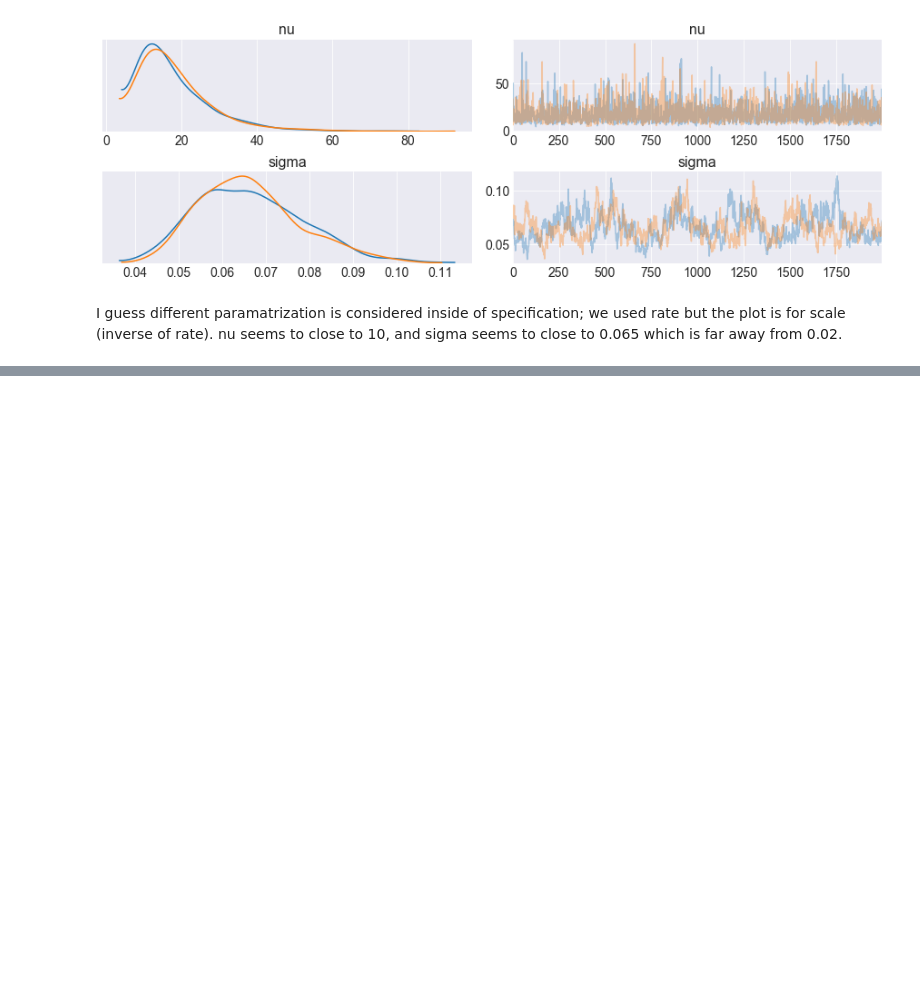
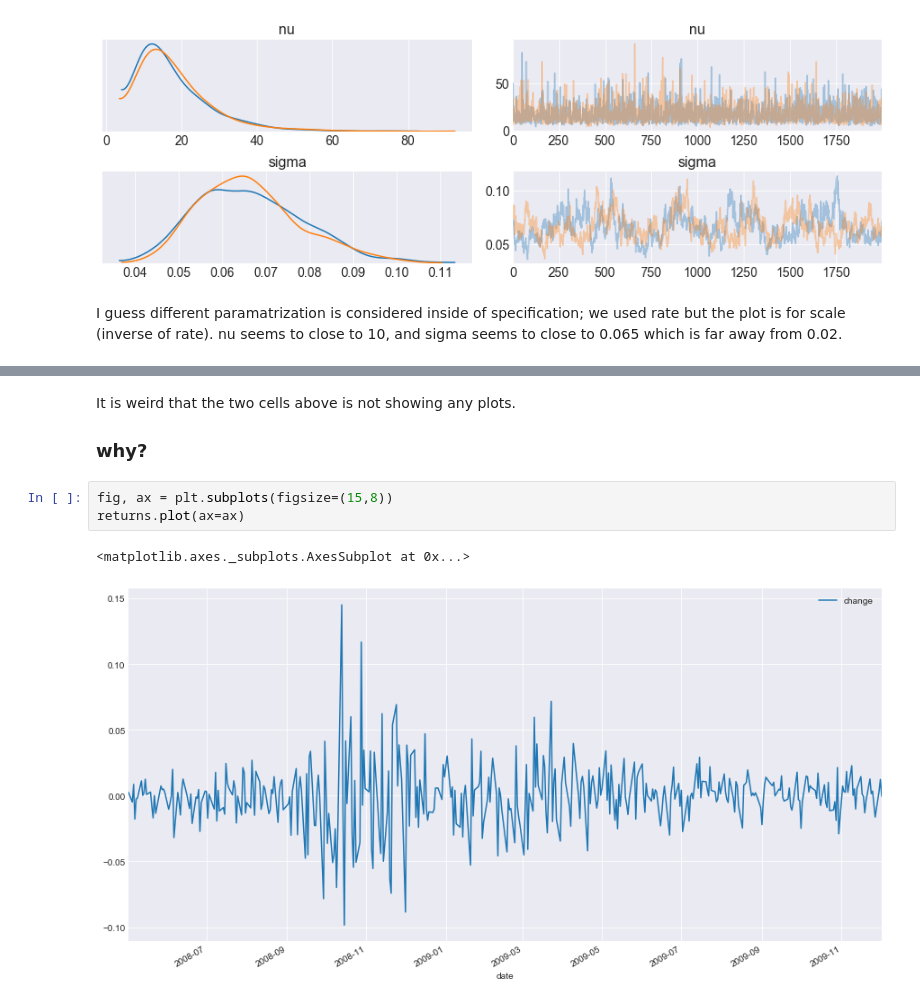
Before and after one commit to tom-hc-park/MSc-RA-Bayesian-evidence-synthesis, a Jupyter notebook: pyMC3 practice for MCMC and variational Bayes.ipynb, the cells around one changed output, grey strips where cells are left out. Drawn from its saved outputs; the diff is of its cells as text; blank space fills up the shorter version.

```diff
--- a/pyMC3 practice for MCMC and variational Bayes.ipynb
+++ b/pyMC3 practice for MCMC and variational Bayes.ipynb
@@ -387,0 +425,9 @@ nu seems to close to 10, and sigma seems to close to 0.065 which is far away fro
+# %% [markdown]
+It is weird that the two cells above is not showing any plots.
+### **why?**
+# %%
+fig, ax = plt.subplots(figsize=(15,8))
+returns.plot(ax=ax)
+# %% [output]
+<matplotlib.axes._subplots.AxesSubplot at 0x...>
+[figure, added]
```
Also changed, not shown: parts of 19 cells of this notebook.
